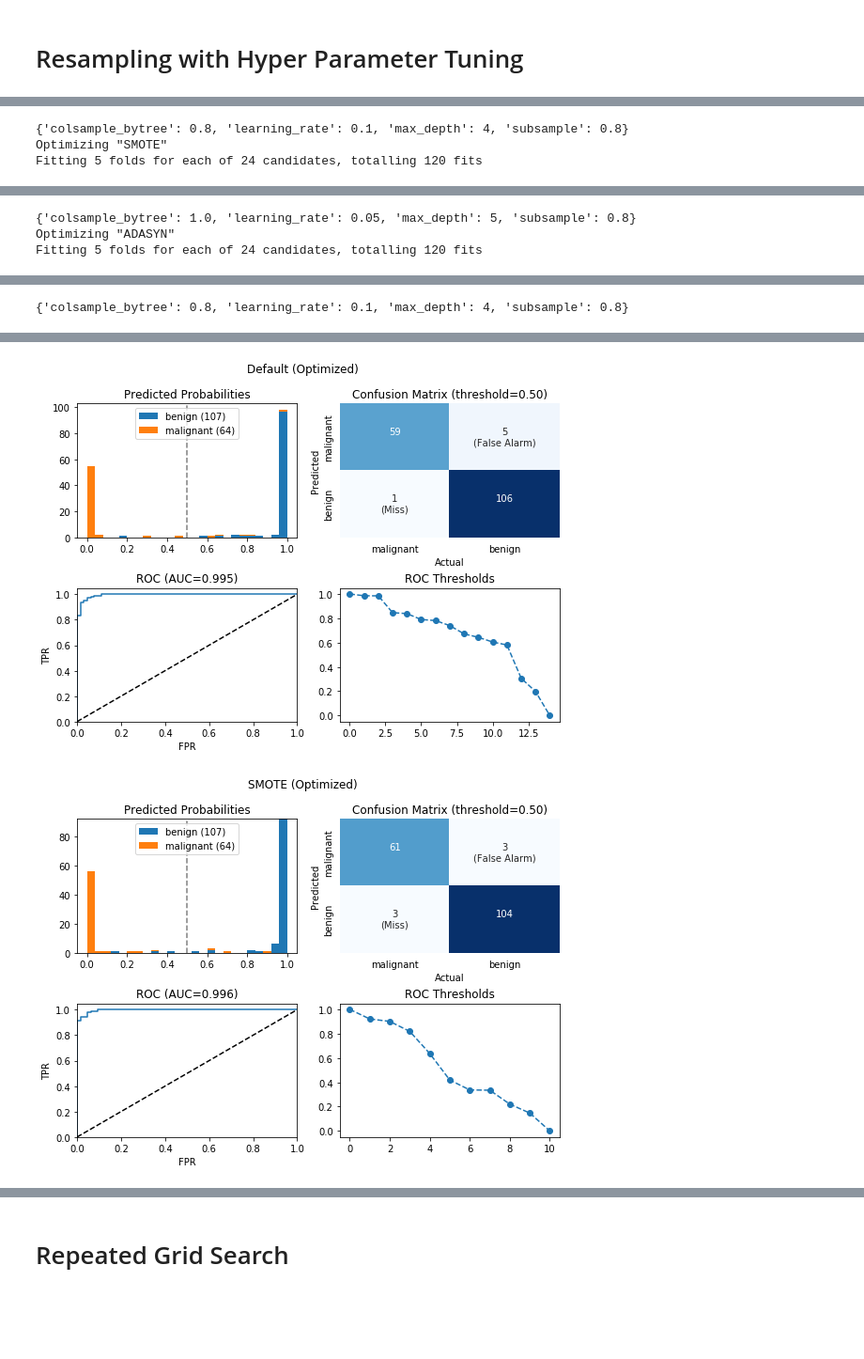
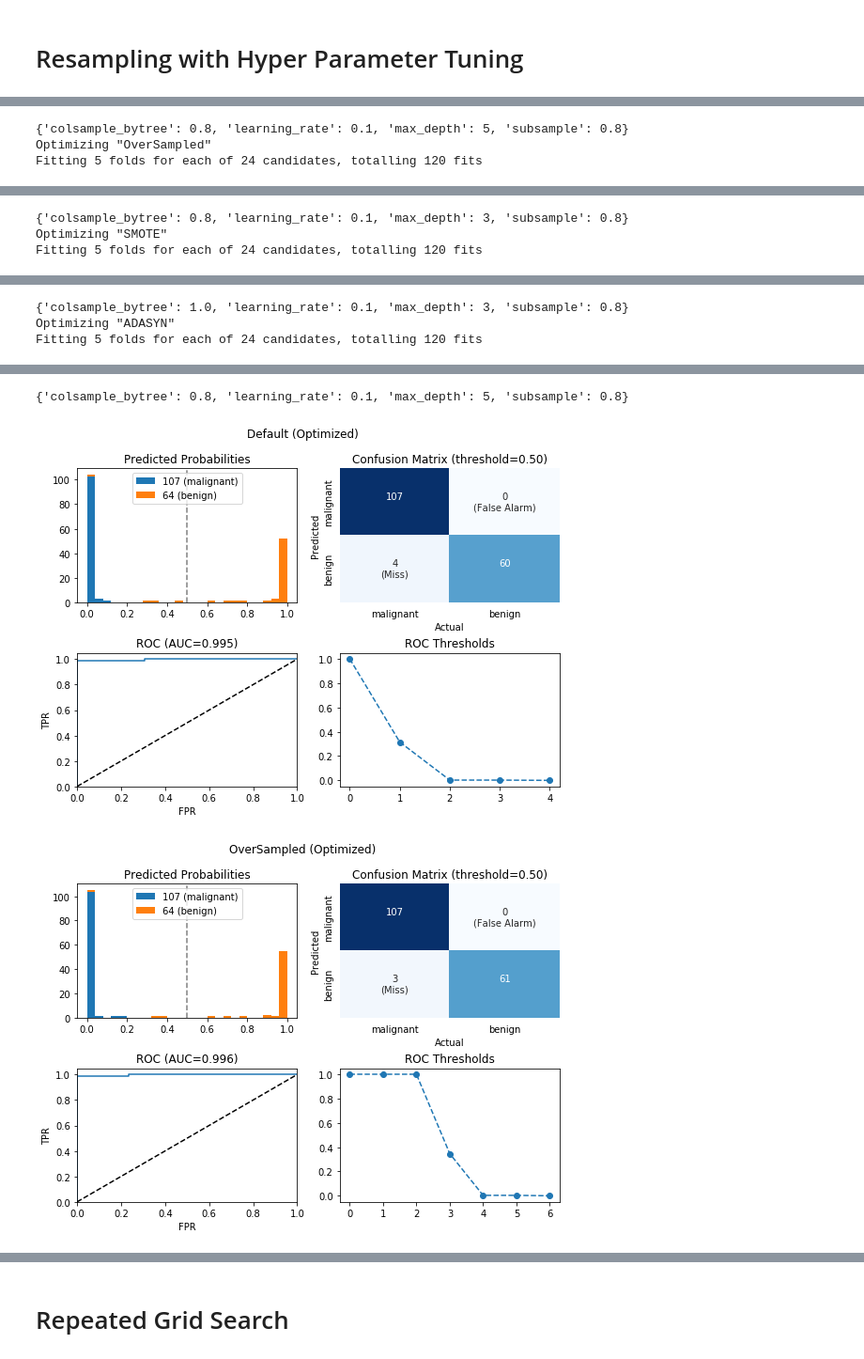
Before and after one commit to goerlitz/binary-classification, a Jupyter notebook: wisconsin-breast-cancer/wdbc_xgboost.ipynb, the cells around one changed output, grey strips where cells are left out. Shown at 94% size. Drawn from its saved outputs; the diff is of its cells as text; code cells hidden in the pictures; blank space fills up the shorter version.

```diff
--- a/wisconsin-breast-cancer/wdbc_xgboost.ipynb
+++ b/wisconsin-breast-cancer/wdbc_xgboost.ipynb
@@ -133,15 +158,18 @@ print("train: ", X_trn.shape, ', val:', X_val.shape)
 train:  (278, 30) , val: (120, 30)
 # %%
 def get_best_round(clf, X_, y_, eval_metric, early_stop=50):
-    '''train xgboost and stop when 'auc' on validation set has not improved within X rounds'''
+    '''train xgboost and stop when the score on validation set has not improved within X rounds'''
 
     X_, X_val, y_, y_val = train_test_split(X_, y_, stratify=y_, test_size=0.3, random_state=random_seed)
     clf.fit(X_, y_, eval_set=[(X_val, y_val)], eval_metric=eval_metric, early_stopping_rounds=early_stop, verbose=0)
 
     bst = clf.get_booster()
-    print(f"best iteration [{bst.best_iteration}] {metrics[-1]}={bst.best_score}")
+    best_metrics = ", ".join([f"{m}={clf.evals_result()['validation_0'][m][bst.best_iteration]}" for m in eval_metric])
+    print(f"best iteration [{bst.best_iteration}] {best_metrics} (validation)")
+
     return bst.best_iteration
 
+metrics=['auc', 'logloss']
 clf = XGBClassifier(**params, n_estimators=max_rounds, random_state=random_seed)
 best_iteration = get_best_round(clf, X_train, y_train, metrics)
 
@@ -150,5 +178,5 @@ clf.set_params(n_estimators=best_iteration+1)
 clf.fit(X_train, y_train, verbose=0)
 
 y_hat = clf.predict_proba(X_test)[:,1]
-show_results(y_test, y_hat, data['target_names'], title="XGBoost Classifier", youden=False)
+show_results(y_test, y_hat, labels, title="XGBClassifier (default, early stopping)", youden=False)
 # %% [output]
@@ -229,7 +257,7 @@ X_trn, X_val, y_trn, y_val = train_test_split(X_train, y_train, stratify=y_train
 trn = xgb.DMatrix(X_trn.values, y_trn.values, feature_names=data['feature_names'])
 val = xgb.DMatrix(X_val.values, y_val.values, feature_names=data['feature_names'])
 # %%
-metrics  = ['auc']
+metrics  = ['auc', 'logloss']
 eval_set = [(trn, 'train'), (val, 'val')]
 
 bst = xgb.train({**params,'eval_metric':metrics}, trn, max_rounds, evals=eval_set, early_stopping_rounds=early_stop, verbose_eval=0)
@@ -241,5 +269,5 @@ best_iteration = bst.best_iteration
 # re-train with best number of iterations using whole training set
 bst = xgb.train(params, train, best_iteration+1)
 y_hat = bst.predict(test)
-show_results(y_test, y_hat, data['target_names'], title="XGBoost (nat,def,stp)", youden=False)
+show_results(y_test, y_hat, labels, title="XGBoost (nat,def,stp)", youden=False)
 # %% [output]
@@ -389,7 +415,9 @@ from imblearn.under_sampling import RandomUnderSampler
 from imblearn.over_sampling import RandomOverSampler, SMOTE, ADASYN
 import xgboost as xgb
 
-
+p['learning_rate']=0.1
+max_rounds=1000
+print(p)
 classifiers = {
     "Default":        (None, p),
     "pos weight 1:5": (None, {**p, "scale_pos_weight": 0.2}),
@@ -514,6 +544,7 @@ params = {
 
 classifiers = [
     ('Default', None),
+    ('OverSampled', RandomOverSampler(random_state=random_seed)),
     ('SMOTE',   SMOTE(random_state=random_seed)),
     ('ADASYN',  ADASYN(random_state=random_seed))
 ]
@@ -529,7 +560,7 @@ xgb_grid_search_params = {
     "learning_rate": [0.1, 0.05, 0.01],
 }
 # %%
-scoring = ['roc_auc']
+scoring = ['neg_log_loss','roc_auc']
 skb = StratifiedKFold(n_splits=5, shuffle=True, random_state=random_seed)
 
 best_params = {}
@@ -552,6 +583,7 @@ for name, scaler in classifiers:
         cv=skb,
         scoring=scoring,
         verbose=1,
+        iid=False,
         refit=scoring[0],
         return_train_score=False
     )
@@ -571,4 +603,4 @@ Fitting 5 folds for each of 24 candidates, totalling 120 fits
-{'colsample_bytree': 0.8, 'learning_rate': 0.1, 'max_depth': 4, 'subsample': 0.8}
-Optimizing "SMOTE"
+{'colsample_bytree': 0.8, 'learning_rate': 0.1, 'max_depth': 5, 'subsample': 0.8}
+Optimizing "OverSampled"
 Fitting 5 folds for each of 24 candidates, totalling 120 fits
 [Parallel(n_jobs=4)]: Using backend LokyBackend with 4 concurrent workers.
@@ -577,4 +609,4 @@ Fitting 5 folds for each of 24 candidates, totalling 120 fits
-{'colsample_bytree': 1.0, 'learning_rate': 0.05, 'max_depth': 5, 'subsample': 0.8}
-Optimizing "ADASYN"
+{'colsample_bytree': 0.8, 'learning_rate': 0.1, 'max_depth': 3, 'subsample': 0.8}
+Optimizing "SMOTE"
 Fitting 5 folds for each of 24 candidates, totalling 120 fits
 [Parallel(n_jobs=4)]: Using backend LokyBackend with 4 concurrent workers.
@@ -583 +615,3 @@ Fitting 5 folds for each of 24 candidates, totalling 120 fits
-{'colsample_bytree': 0.8, 'learning_rate': 0.1, 'max_depth': 4, 'subsample': 0.8}
+{'colsample_bytree': 1.0, 'learning_rate': 0.1, 'max_depth': 3, 'subsample': 0.8}
+Optimizing "ADASYN"
+Fitting 5 folds for each of 24 candidates, totalling 120 fits
@@ -584,2 +621,3 @@ Fitting 5 folds for each of 24 candidates, totalling 120 fits
+{'colsample_bytree': 0.8, 'learning_rate': 0.1, 'max_depth': 5, 'subsample': 0.8}
-[figure, old version]
+[figure, new version]
-[figure, old version]
+[figure, new version]
```
Also changed, not shown: parts of 27 cells of this notebook.
